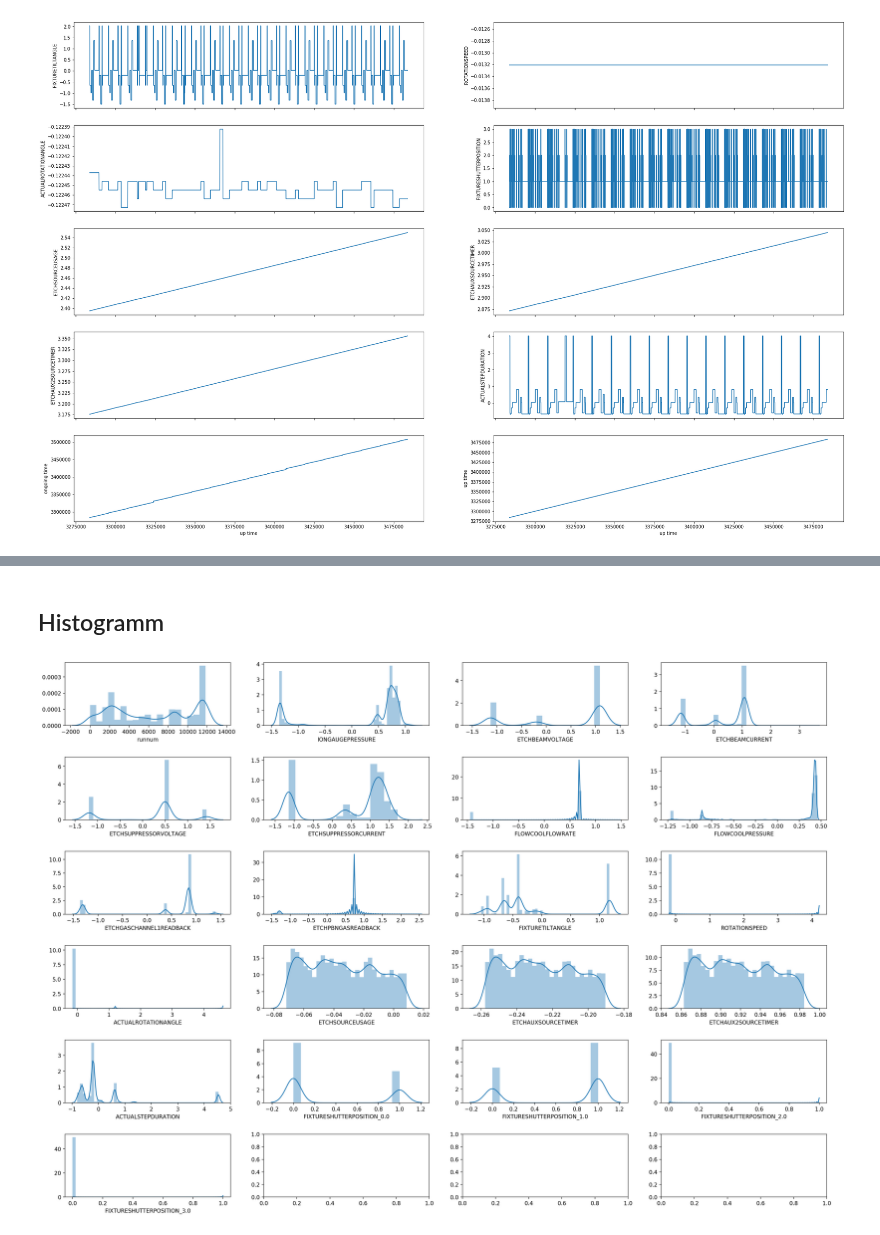
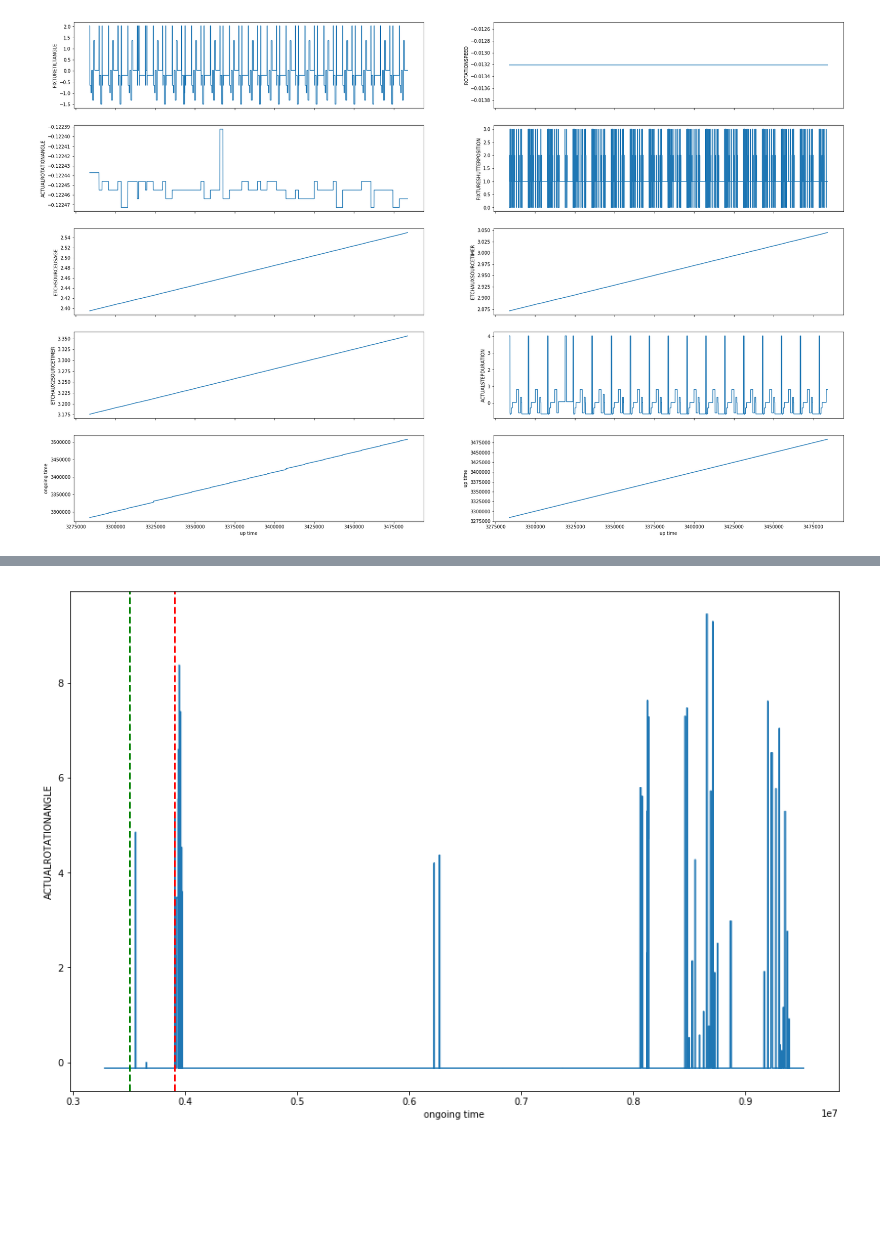
Before and after one commit to carlov93/predictive_maintenance, a Jupyter notebook: src/visualisation/raw_data/raw_sensor_phm_m02.ipynb, the cells around one changed output, grey strips where cells are left out. Saved outputs shown, nothing was run; the diff lists cells and outputs as text; code cells hidden in the pictures; blank space fills up the shorter version.

```diff
--- a/src/visualisation/raw_data/raw_sensor_phm_m02.ipynb
+++ b/src/visualisation/raw_data/raw_sensor_phm_m02.ipynb
@@ -12,5 +10,4 @@ import numpy as np
 # %%
-path_original = "../../../data/phm_data_challenge/01_M02_DC_training_50000.csv"
+path_original = "../../../data/phm_data_challenge/01_M02_DC_small.csv"
 df_original = pd.read_csv(path_original)
-df_original.shape
 # %% [output]
@@ -92,3 +50,0 @@ KeyboardInterrupt:
-# %%
-df_original = df_original.iloc[0:20000,:]
-df_original.shape
@@ -167,13 +51,8 @@ plt.show()
-# %% [markdown]
-## Histogramm
-# %%
-fig, axes = plt.subplots(6, 4, figsize=(25,18), dpi=200)
-ax = axes.ravel()
-plt.subplots_adjust(hspace=0.2, wspace=0.4)
-for i in range(3, 24):
-    sns.distplot(df_original.iloc[:,i], ax=ax[i-3])
-#plt.savefig("../graphs/raw_sensor_data_histogramm.png")
-plt.subplots_adjust(wspace=0.2, hspace=0.5)
-plt.show()
-# %% [output]
-[figure, removed]
+# %%
+fig, axes = plt.subplots(1,1, figsize=(15,10))
+sns.lineplot(x=df_original["ongoing time"], y=df_original.iloc[:,18])
+axes.axvline(3507554, 0,2, color="g", linestyle ="--", linewidth=2)
+axes.axvline(3907068, 0,2, color="r", linestyle ="--", linewidth=2)
+plt.show()
+# %% [output]
+[figure, added]
```
Also changed, not shown: parts of 15 cells of this notebook, 12 other files.
